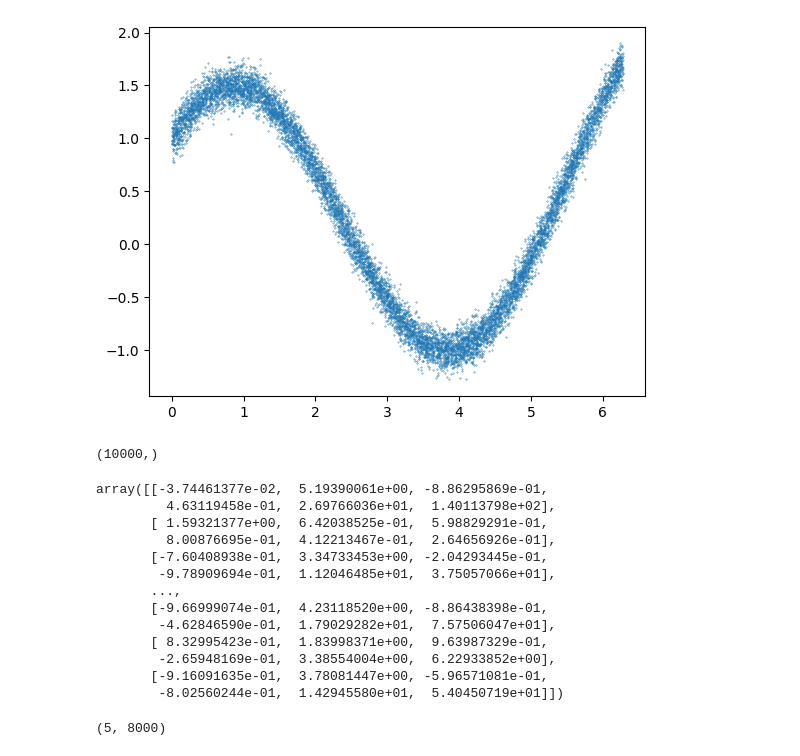
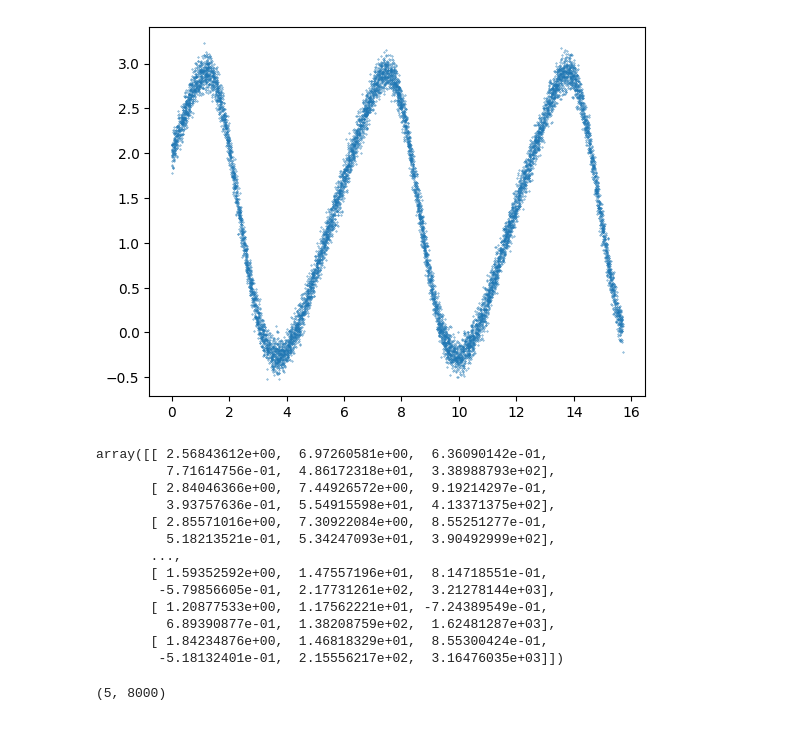
Before and after one commit to moleh13/Neural-Network, a Jupyter notebook: Function Approximation.ipynb, the cells around one changed output. Saved outputs shown, nothing was run; the diff lists cells and outputs as text; code cells hidden in the pictures.

```diff
--- a/Function Approximation.ipynb
+++ b/Function Approximation.ipynb
@@ -4,23 +4,19 @@ import pandas as pd
 from matplotlib import pyplot as plt
 # %%
 num_points = 10000
-X = np.random.uniform(0, 2 * np.pi, num_points)
-Y = np.cos(X) + np.sin(X) + np.tan(X / 10)
+X = np.random.uniform(0, 5 * np.pi, num_points)
+Y = np.exp(np.sin(X)) + np.cos(X)
 
 # add some noise to the data
 Y += np.random.normal(0, 0.1, num_points)
 
 plt.scatter(X, Y, s=0.1)
 plt.show()
 # %% [output]
-[figure, old version]
+[figure, new version]
 # %%
 Y = np.array(Y)
-X = np.array(X)
-
-X.shape
+X= np.array(X)
-# %% [output]
-(10000,)
 # %%
 data = pd.DataFrame({'Y': Y, 'X': X, 'sinx': np.sin(X), 'cosx': np.cos(X), 'X^2': X**2, 'X^3': X**3})
 data = np.array(data)
@@ -29,19 +25,19 @@ np.random.shuffle(data)
 
 data
 # %% [output]
-array([[-3.74461377e-02,  5.19390061e+00, -8.86295869e-01,
-         4.63119458e-01,  2.69766036e+01,  1.40113798e+02],
-       [ 1.59321377e+00,  6.42038525e-01,  5.98829291e-01,
-         8.00876695e-01,  4.12213467e-01,  2.64656926e-01],
-       [-7.60408938e-01,  3.34733453e+00, -2.04293445e-01,
-        -9.78909694e-01,  1.12046485e+01,  3.75057066e+01],
+array([[ 2.56843612e+00,  6.97260581e+00,  6.36090142e-01,
+         7.71614756e-01,  4.86172318e+01,  3.38988793e+02],
+       [ 2.84046366e+00,  7.44926572e+00,  9.19214297e-01,
+         3.93757636e-01,  5.54915598e+01,  4.13371375e+02],
+       [ 2.85571016e+00,  7.30922084e+00,  8.55251277e-01,
+         5.18213521e-01,  5.34247093e+01,  3.90492999e+02],
        ...,
-       [-9.66999074e-01,  4.23118520e+00, -8.86438398e-01,
-        -4.62846590e-01,  1.79029282e+01,  7.57506047e+01],
-       [ 8.32995423e-01,  1.83998371e+00,  9.63987329e-01,
-        -2.65948169e-01,  3.38554004e+00,  6.22933852e+00],
-       [-9.16091635e-01,  3.78081447e+00, -5.96571081e-01,
-        -8.02560244e-01,  1.42945580e+01,  5.40450719e+01]])
+       [ 1.59352592e+00,  1.47557196e+01,  8.14718551e-01,
+        -5.79856605e-01,  2.17731261e+02,  3.21278144e+03],
+       [ 1.20877533e+00,  1.17562221e+01, -7.24389549e-01,
+         6.89390877e-01,  1.38208759e+02,  1.62481287e+03],
+       [ 1.84234876e+00,  1.46818329e+01,  8.55300424e-01,
+        -5.18132401e-01,  2.15556217e+02,  3.16476035e+03]])
 # %%
 X = data.T[1:6]
 Y = data.T[0:1]
```
Also changed, not shown: parts of 6 cells of this notebook.
